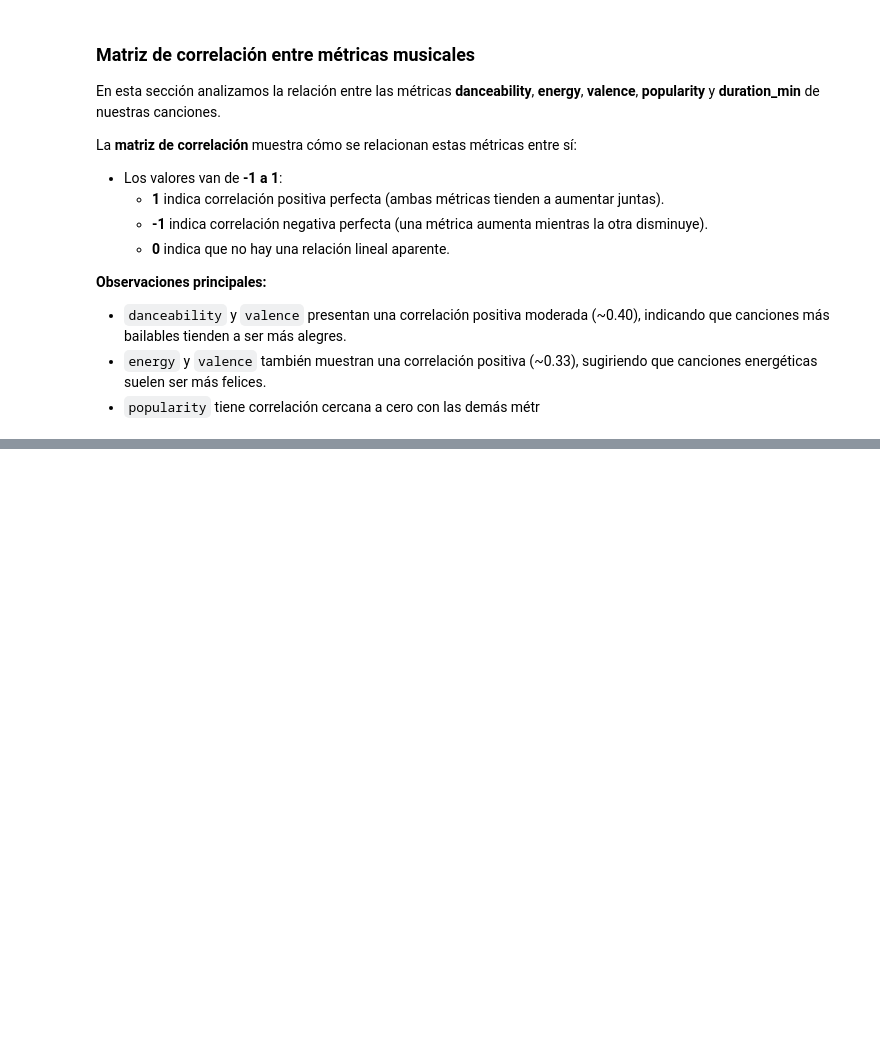
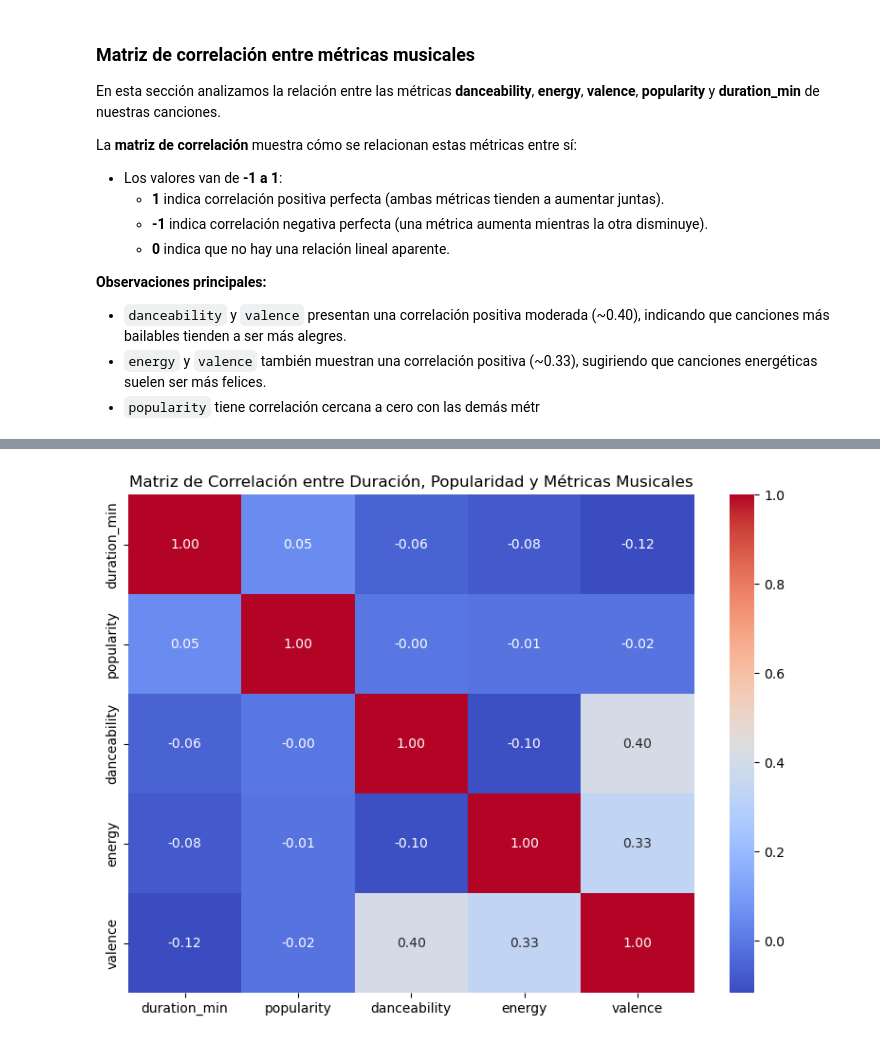
Before and after one commit to andresmatesanz/analizador-spotify-json, a Jupyter notebook: notebooks/01_exploracion_spotify.ipynb, the cells around one changed output, grey strips where cells are left out. Drawn from its saved outputs; the diff is of its cells as text; code cells hidden in the pictures; blank space fills up the shorter version.

```diff
--- a/notebooks/01_exploracion_spotify.ipynb
+++ b/notebooks/01_exploracion_spotify.ipynb
@@ -941,0 +1034,13 @@ La **matriz de correlación** muestra cómo se relacionan estas métricas entre
+# %%
+# Selección de columnas relevantes para el análisis de correlación
+metrics_of_interest = ['duration_min', 'popularity', 'danceability', 'energy', 'valence']
+correlation_matrix = df_clean[metrics_of_interest].corr()
+
+# Visualización de la matriz de correlación
+plt.figure(figsize=(8, 6))
+sns.heatmap(correlation_matrix, annot=True, cmap='coolwarm', fmt=".2f")
+plt.title("Matriz de Correlación entre Duración, Popularidad y Métricas Musicales")
+plt.tight_layout()
+plt.show()
+# %% [output]
+[figure, added]
```
Also changed, not shown: parts of 12 cells of this notebook.
